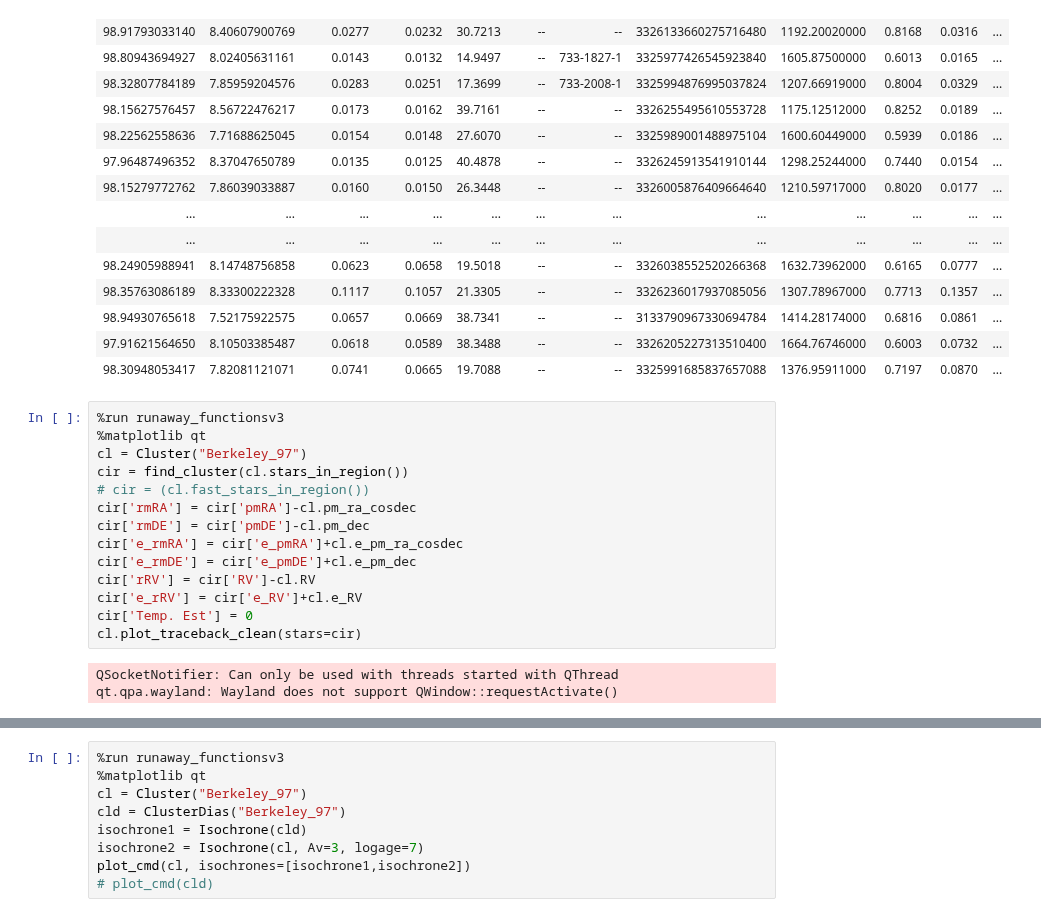
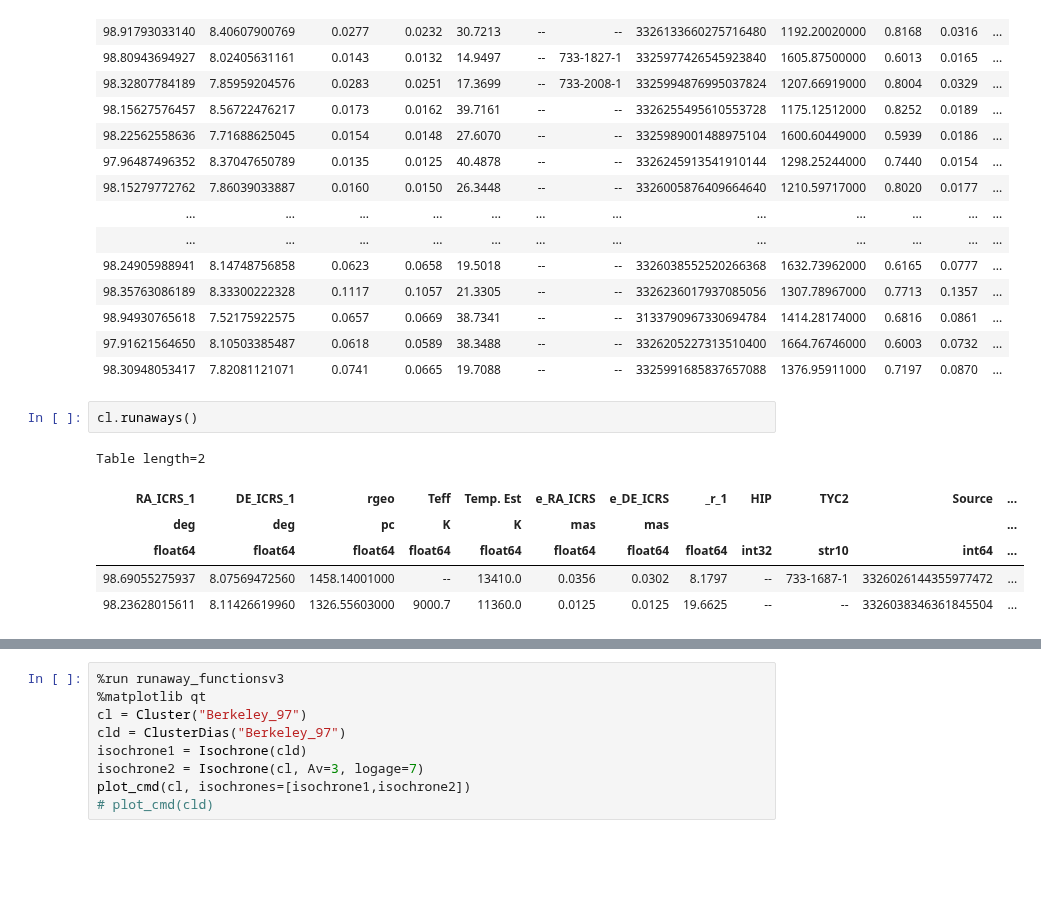
Before and after one commit to surodeep26/Runaway-Stars, a Jupyter notebook: v16.ipynb, the cells around one changed output, grey strips where cells are left out. Saved outputs shown, nothing was run; the diff lists cells and outputs as text; blank space fills up the shorter version.

```diff
--- a/v16.ipynb
+++ b/v16.ipynb
@@ -93,20 +95,12 @@ Table length=1207
 | 98.94930765618 | 7.52175922575 | 0.0657 | 0.0669 | 38.7341 | -- | -- | 3133790967330694784 | 1414.28174000 | 0.6816 | 0.0861 | ... |
 | 97.91621564650 | 8.10503385487 | 0.0618 | 0.0589 | 38.3488 | -- | -- | 3326205227313510400 | 1664.76746000 | 0.6003 | 0.0732 | ... |
 | 98.30948053417 | 7.82081121071 | 0.0741 | 0.0665 | 19.7088 | -- | -- | 3325991685837657088 | 1376.95911000 | 0.7197 | 0.0870 | ... |
-# %%
-%run runaway_functionsv3
-%matplotlib qt
-cl = Cluster("Berkeley_97")
-cir = find_cluster(cl.stars_in_region())
-# cir = (cl.fast_stars_in_region())
-cir['rmRA'] = cir['pmRA']-cl.pm_ra_cosdec
-cir['rmDE'] = cir['pmDE']-cl.pm_dec
-cir['e_rmRA'] = cir['e_pmRA']+cl.e_pm_ra_cosdec
-cir['e_rmDE'] = cir['e_pmDE']+cl.e_pm_dec
-cir['rRV'] = cir['RV']-cl.RV
-cir['e_rRV'] = cir['e_RV']+cl.e_RV
-cir['Temp. Est'] = 0
-cl.plot_traceback_clean(stars=cir)
-# %% [output]
-QSocketNotifier: Can only be used with threads started with QThread
-qt.qpa.wayland: Wayland does not support QWindow::requestActivate()
+# %%
+cl.runaways()
+# %% [output]
+Table length=2
+| RA_ICRS_1 | DE_ICRS_1 | rgeo | Teff | Temp. Est | e_RA_ICRS | e_DE_ICRS | _r_1 | HIP | TYC2 | Source | ... |
+| deg | deg | pc | K | K | mas | mas |  |  |  |  | ... |
+| float64 | float64 | float64 | float64 | float64 | float64 | float64 | float64 | int32 | str10 | int64 | ... |
+| 98.69055275937 | 8.07569472560 | 1458.14001000 | -- | 13410.0 | 0.0356 | 0.0302 | 8.1797 | -- | 733-1687-1 | 3326026144355977472 | ... |
+| 98.23628015611 | 8.11426619960 | 1326.55603000 | 9000.7 | 11360.0 | 0.0125 | 0.0125 | 19.6625 | -- | -- | 3326038346361845504 | ... |
```
Also changed, not shown: parts of 4 cells of this notebook, 1 other file.
